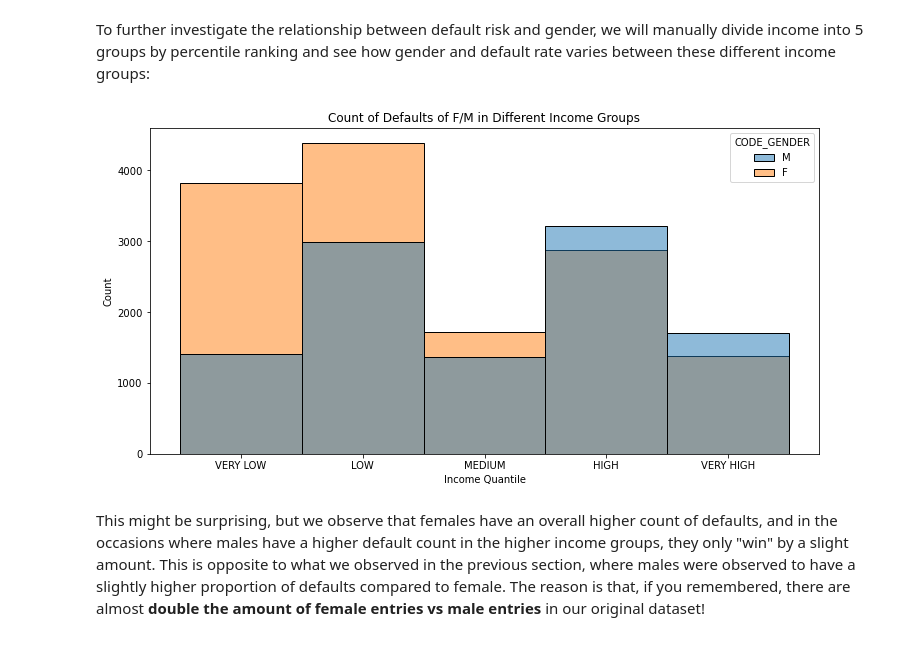
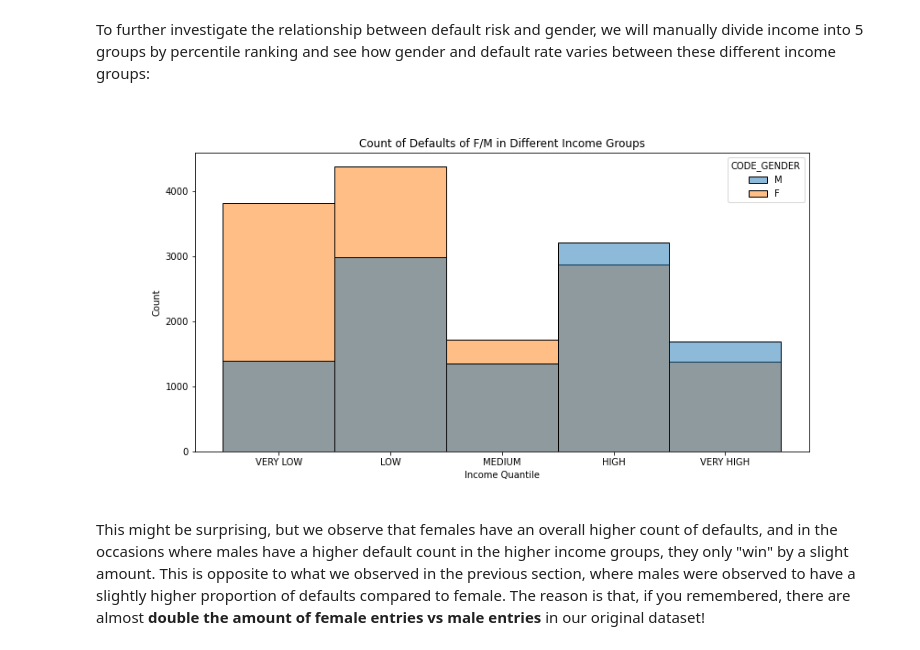
Before and after one commit to UCB-stat-159-s22/hw07-Group11, a Jupyter notebook: main.ipynb, the cells around one changed output. Cells and saved outputs as stored; diff of their text form; code cells hidden in the pictures.

```diff
--- a/main.ipynb
+++ b/main.ipynb
@@ -116,10 +94,9 @@ plt.show()
 # %% [markdown]
 To further investigate the relationship between default risk and gender, we will manually divide income into 5 groups by percentile ranking and see how gender and default rate varies between these different income groups:
 # %%
-pt.gender_income_plot(gender_df)
-plt.show()
+Image("output/gender_income_plot.png")
 # %% [output]
-[figure, old version]
+[figure, new version]
 # %% [markdown]
 This might be surprising, but we observe that females have an overall higher count of defaults, and in the occasions where males have a higher default count in the higher income groups, they only "win" by a slight amount. This is opposite to what we observed in the previous section, where males were observed to have a slightly higher proportion of defaults compared to female. The reason is that, if you remembered, there are almost **double the amount of female entries vs male entries** in our original dataset!
 # %% [markdown]
```
Also changed, not shown: parts of 24 cells of this notebook, 10 other files.
